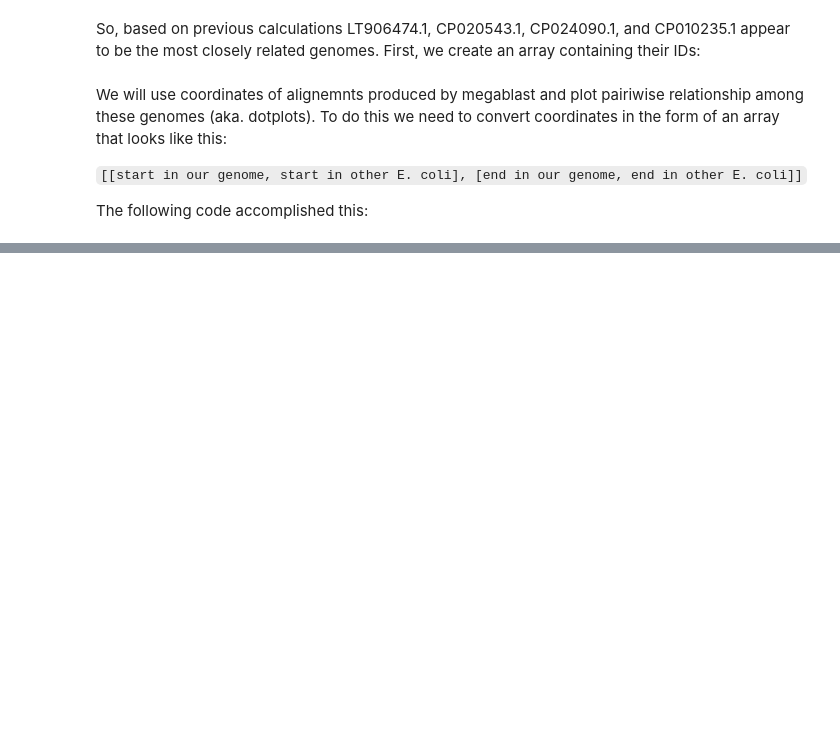
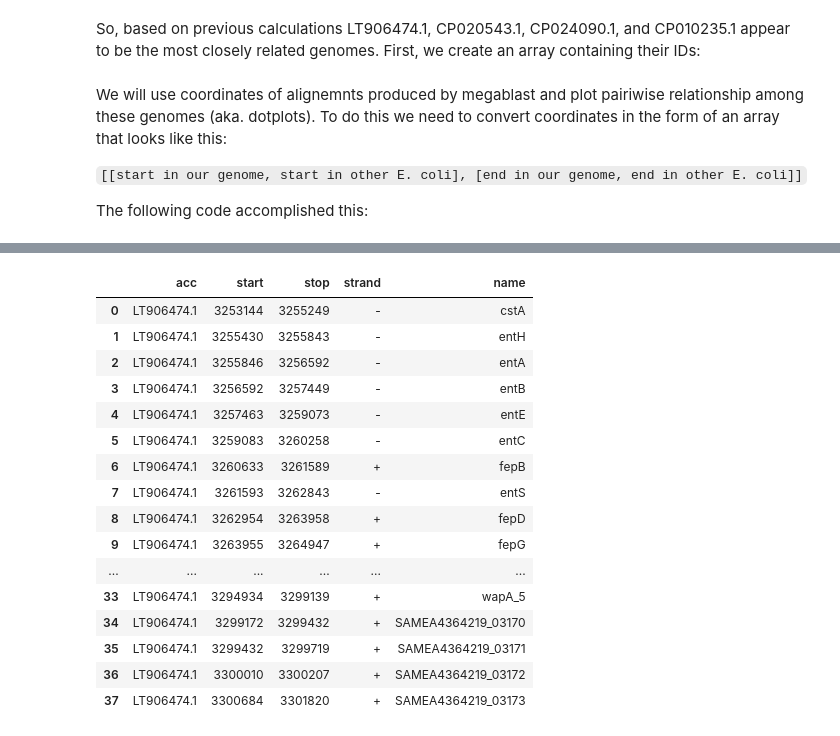
Before and after one commit to nekrut/notebooks, a Jupyter notebook: ecoli/EcoliC.ipynb, the cells around one changed output, grey strips where cells are left out. Saved outputs shown, nothing was run; the diff lists cells and outputs as text; code cells hidden in the pictures; blank space fills up the shorter version.

```diff
--- a/ecoli/EcoliC.ipynb
+++ b/ecoli/EcoliC.ipynb
@@ -148,0 +199,20 @@ pl.show()
+# %%
+pysqldf("select * from gene where acc = 'LT906474.1' and start > 3252780 and stop < 3302485")
+# %% [output]
+|  | acc | start | stop | strand | name |
+| 0 | LT906474.1 | 3253144 | 3255249 | - | cstA |
+| 1 | LT906474.1 | 3255430 | 3255843 | - | entH |
+| 2 | LT906474.1 | 3255846 | 3256592 | - | entA |
+| 3 | LT906474.1 | 3256592 | 3257449 | - | entB |
+| 4 | LT906474.1 | 3257463 | 3259073 | - | entE |
+| 5 | LT906474.1 | 3259083 | 3260258 | - | entC |
+| 6 | LT906474.1 | 3260633 | 3261589 | + | fepB |
+| 7 | LT906474.1 | 3261593 | 3262843 | - | entS |
+| 8 | LT906474.1 | 3262954 | 3263958 | + | fepD |
+| 9 | LT906474.1 | 3263955 | 3264947 | + | fepG |
+| ... | ... | ... | ... | ... | ... |
+| 33 | LT906474.1 | 3294934 | 3299139 | + | wapA_5 |
+| 34 | LT906474.1 | 3299172 | 3299432 | + | SAMEA4364219_03170 |
+| 35 | LT906474.1 | 3299432 | 3299719 | + | SAMEA4364219_03171 |
+| 36 | LT906474.1 | 3300010 | 3300207 | + | SAMEA4364219_03172 |
+| 37 | LT906474.1 | 3300684 | 3301820 | + | SAMEA4364219_03173 |
```
Also changed, not shown: parts of 14 cells of this notebook, 1 other file.
